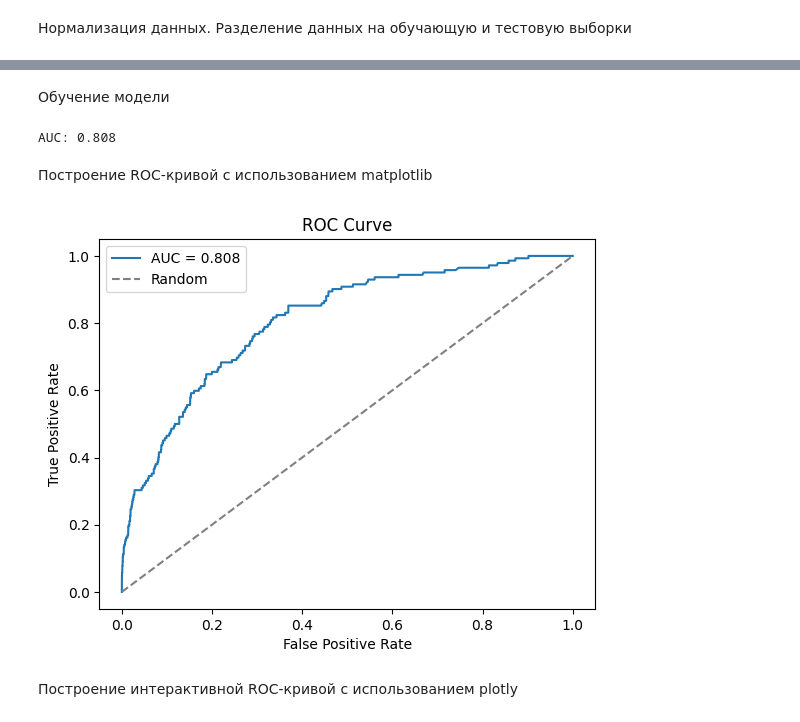
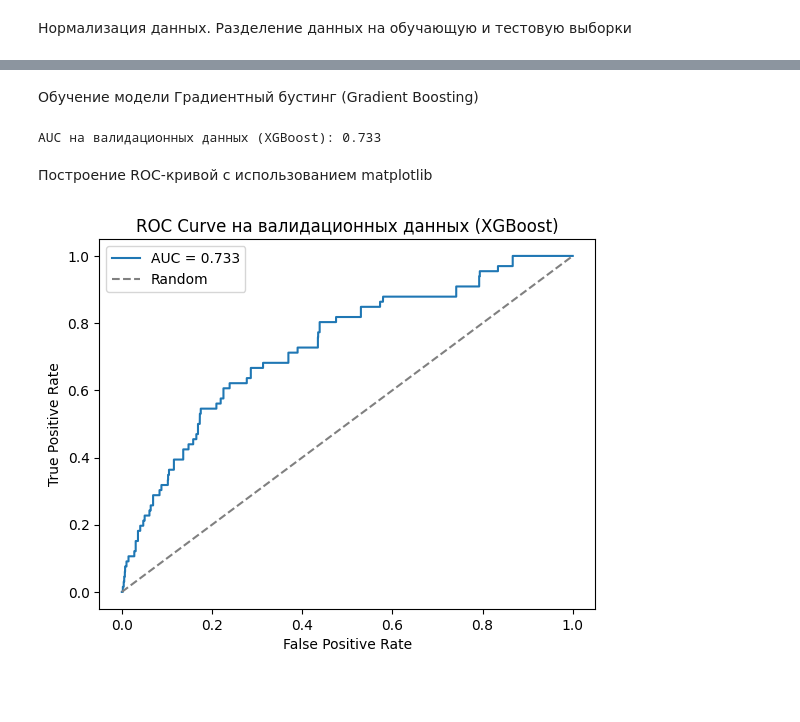
Before and after one commit to Kent4r/SecondIntensive, a Jupyter notebook: Viktor_BaseLine/Part_of_Viktor.ipynb, the cells around one changed output, grey strips where cells are left out. Cells and saved outputs as stored; diff of their text form; code cells hidden in the pictures; blank space fills up the shorter version.

```diff
--- a/Viktor_BaseLine/Part_of_Viktor.ipynb
+++ b/Viktor_BaseLine/Part_of_Viktor.ipynb
@@ -20,18 +16,28 @@ warnings.filterwarnings("ignore")
 Загружаем данные и делаем предобрабку и избавляем отсутствующие значения. Также разбивая датасет на 2 части.
 # %%
 train_data = pd.read_csv("../processed_train.csv")
+valid_data = pd.read_csv("../valid/processed_valid.csv")
 
 # Предобработка данных
 def preprocess_data(df):
-    df = df.drop(columns='report_date', errors='ignore')
+    # Удаляем столбец 'report_date', если он существует
+    if 'report_date' in df.columns:
+        df = df.drop(columns='report_date')
+
+    # Удаляем столбцы с большим количеством пропусков
     df = df.loc[:, df.isnull().mean() < 0.8]
+
+    # Разделяем данные на классы
     df_target_0 = df[df['target'] == 0]
     df_target_1 = df[df['target'] == 1]
     return df_target_0, df_target_1
 # %% [markdown]
 Переводим дату в формат datetime и убираем все нечисловые столбцы. Заполняем пропуски нулями. Объединяем две части датасета в один
 # %%
-# train_data["report_date"] = pd.to_datetime(train_data["report_date"], format="%Y-%m-%d")
 train_data = train_data.select_dtypes(exclude=["object"])
 train_data = train_data.fillna(0)
 df_target_0, df_target_1 = preprocess_data(train_data)
+
+valid_data = valid_data.select_dtypes(exclude=["object"])
+valid_data = valid_data.fillna(0)
+df_target_2, df_target_3 = preprocess_data(valid_data)
@@ -45,7 +44,12 @@ msn.bar(df_target_1, fontsize=10, color=(1, 0.75, 0.8))
 # %% [markdown]
 Заполнение пропусков с использованием KNN
 # %%
+from fancyimpute import KNN
 df_filled_0 = pd.DataFrame(KNN(k=9).fit_transform(df_target_0), columns=df_target_0.columns)
 df_filled_1 = pd.DataFrame(KNN(k=9).fit_transform(df_target_1), columns=df_target_1.columns)
-df_combined = pd.concat([df_filled_0, df_filled_1])
+combined_train = pd.concat([df_filled_0, df_filled_1])
+
+df_filled_2 = pd.DataFrame(KNN(k=9).fit_transform(df_target_2), columns=df_target_2.columns)
+df_filled_3 = pd.DataFrame(KNN(k=9).fit_transform(df_target_3), columns=df_target_3.columns)
+combined_valid = pd.concat([df_filled_2, df_filled_3])
 # %% [output]
@@ -83,27 +128,29 @@ X_train, X_test, y_train, y_test = train_test_split(X, y, test_size=0.3, random_
 # %% [markdown]
-Обучение модели
+Обучение модели Градиентный бустинг (Gradient Boosting)
 # %%
-rf_model = RandomForestClassifier(n_estimators=50, max_depth=5, random_state=42)
-rf_model.fit(X_train, y_train)
+xgb_model = xgb.XGBClassifier(
+    n_estimators=100,  # Количество деревьев
+    max_depth=5,       # Максимальная глубина дерева
+    learning_rate=0.1, # Скорость обучения
+    random_state=42
+)
+xgb_model.fit(X_train, y_train)
 
-y_pred_proba = rf_model.predict_proba(X_test)[:, 1]
-fpr, tpr, _ = metrics.roc_curve(y_test, y_pred_proba)
-
-auc = metrics.roc_auc_score(y_test, y_pred_proba)
-print(f"AUC: {auc:.3f}")
+y_valid_pred_proba = xgb_model.predict_proba(X_valid)[:, 1]
+fpr_valid, tpr_valid, _ = metrics.roc_curve(y_valid, y_valid_pred_proba)
+auc_valid = metrics.roc_auc_score(y_valid, y_valid_pred_proba)
+print(f"AUC на валидационных данных (XGBoost): {auc_valid:.3f}")
 # %% [output]
-AUC: 0.808
+AUC на валидационных данных (XGBoost): 0.733
 # %% [markdown]
 Построение ROC-кривой с использованием matplotlib
 # %%
-plt.plot(fpr, tpr, label=f'AUC = {auc:.3f}')
+plt.plot(fpr_valid, tpr_valid, label=f'AUC = {auc_valid:.3f}')
 plt.plot([0, 1], [0, 1], linestyle='--', color='gray', label='Random')
 plt.xlabel('False Positive Rate')
 plt.ylabel('True Positive Rate')
-plt.title('ROC Curve')
+plt.title('ROC Curve на валидационных данных (XGBoost)')
 plt.legend()
 plt.show()
 # %% [output]
-[figure, old version]
+[figure, new version]
-# %% [markdown]
-Построение интерактивной ROC-кривой с использованием plotly
```
Also changed, not shown: parts of 7 cells of this notebook.
